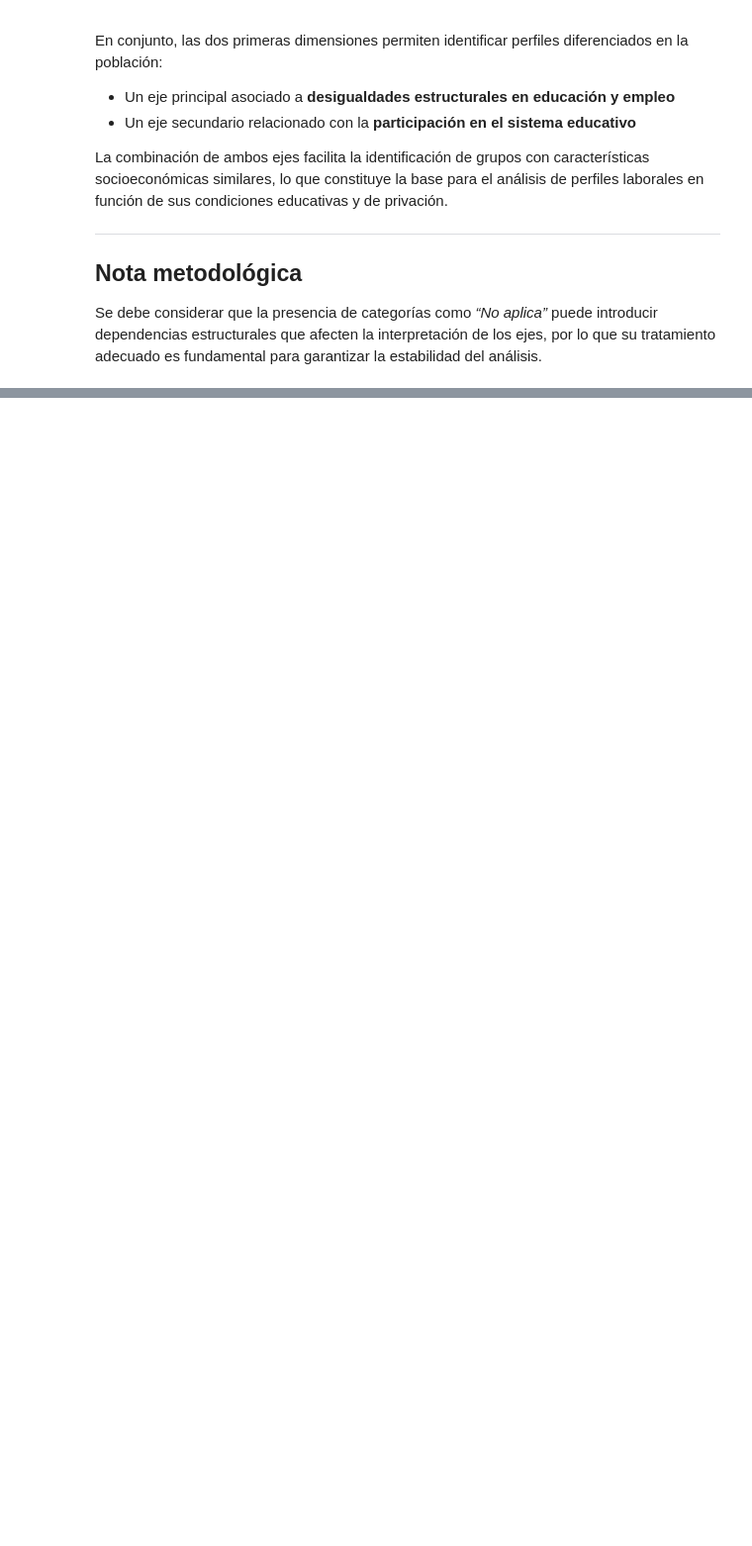
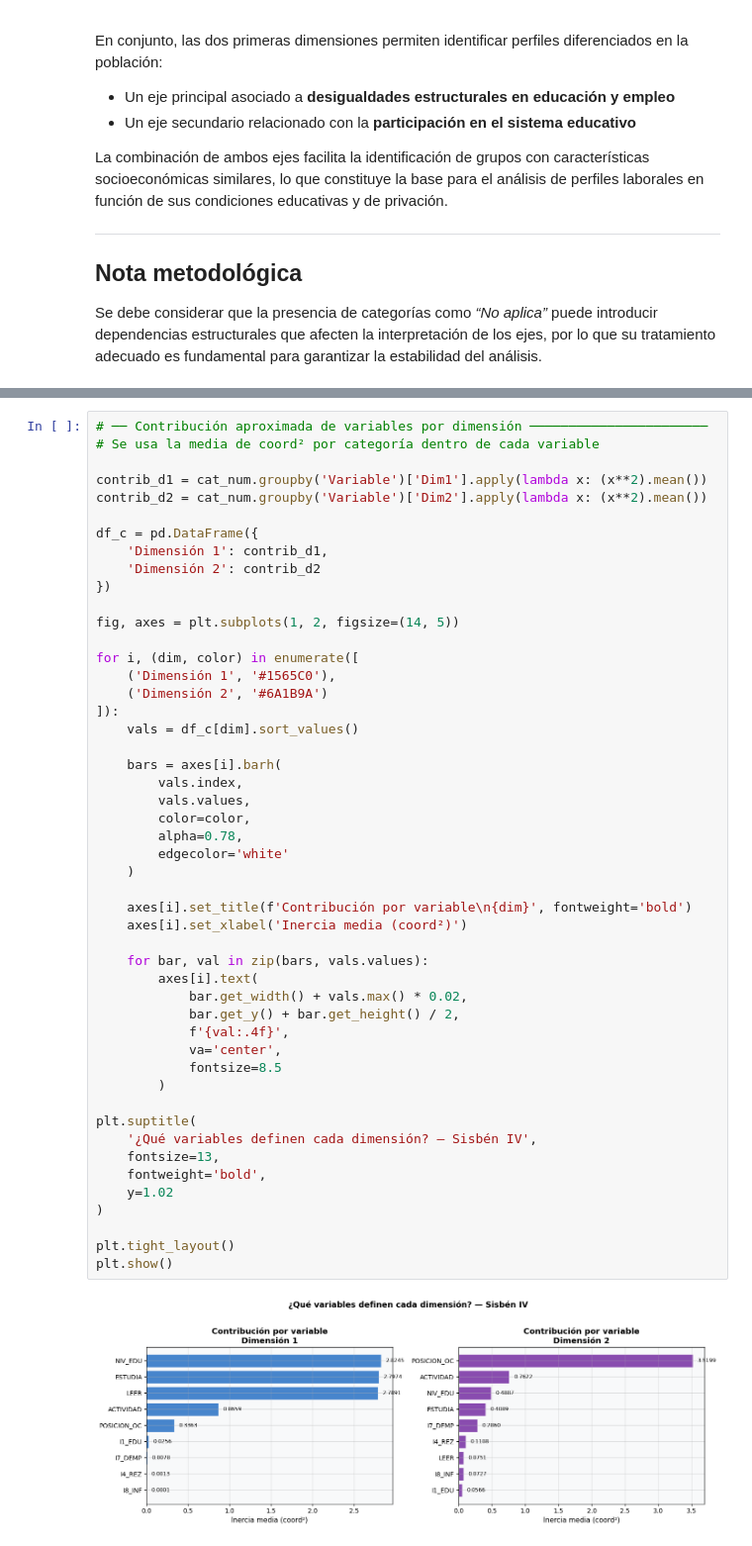
Before and after one commit to Brayan-137/analitica-datos-mca, a Jupyter notebook: SISBEN/MCASISBEN.ipynb, the cells around one changed output, grey strips where cells are left out. Shown at 99% size. Cells and saved outputs as stored; diff of their text form; blank space fills up the shorter version.

```diff
--- a/SISBEN/MCASISBEN.ipynb
+++ b/SISBEN/MCASISBEN.ipynb
@@ -1654,0 +1696,51 @@ Se debe considerar que la presencia de categorías como *“No aplica”* puede
+# %%
+# ── Contribución aproximada de variables por dimensión ───────────────────────
+# Se usa la media de coord² por categoría dentro de cada variable
+
+contrib_d1 = cat_num.groupby('Variable')['Dim1'].apply(lambda x: (x**2).mean())
+contrib_d2 = cat_num.groupby('Variable')['Dim2'].apply(lambda x: (x**2).mean())
+
+df_c = pd.DataFrame({
+    'Dimensión 1': contrib_d1,
+    'Dimensión 2': contrib_d2
+})
+
+fig, axes = plt.subplots(1, 2, figsize=(14, 5))
+
+for i, (dim, color) in enumerate([
+    ('Dimensión 1', '#1565C0'),
+    ('Dimensión 2', '#6A1B9A')
+]):
+    vals = df_c[dim].sort_values()
+
+    bars = axes[i].barh(
+        vals.index,
+        vals.values,
+        color=color,
+        alpha=0.78,
+        edgecolor='white'
+    )
+
+    axes[i].set_title(f'Contribución por variable\n{dim}', fontweight='bold')
+    axes[i].set_xlabel('Inercia media (coord²)')
+
+    for bar, val in zip(bars, vals.values):
+        axes[i].text(
+            bar.get_width() + vals.max() * 0.02,
+            bar.get_y() + bar.get_height() / 2,
+            f'{val:.4f}',
+            va='center',
+            fontsize=8.5
+        )
+
+plt.suptitle(
+    '¿Qué variables definen cada dimensión? — Sisbén IV',
+    fontsize=13,
+    fontweight='bold',
+    y=1.02
+)
+
+plt.tight_layout()
+plt.show()
+# %% [output]
+[figure, added]
```
Also changed, not shown: parts of 5 cells of this notebook.
